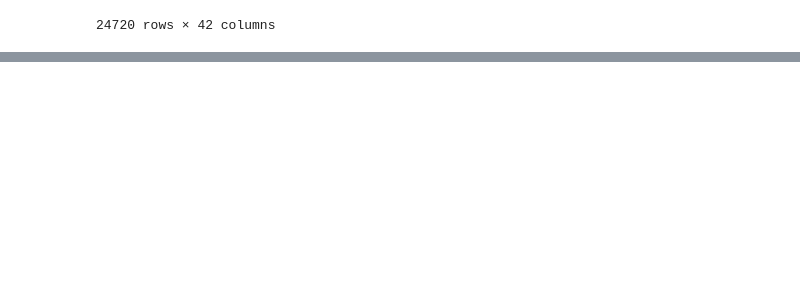
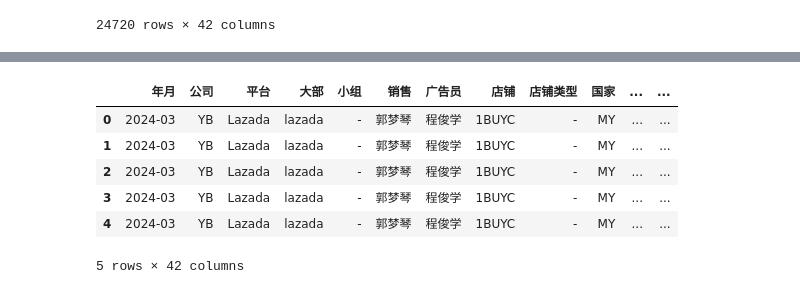
Before and after one commit to closerc/closerc, a Jupyter notebook: Jupyter/rouph_draft.ipynb, the cells around one changed output, grey strips where cells are left out. Saved outputs shown, nothing was run; the diff lists cells and outputs as text; code cells hidden in the pictures; blank space fills up the shorter version.

```diff
--- a/Jupyter/rouph_draft.ipynb
+++ b/Jupyter/rouph_draft.ipynb
@@ -187,0 +205,14 @@ df2.to_csv(
+# %%
+df3 = pd.read_excel(
+    r"D:\工作文件\东南亚数据分析PowerBI\月数据明细\2024年03月lazada月数据.xlsx",
+    sheet_name="汇总",
+)
+df3.head()
+# %% [output]
+|  | 年月 | 公司 | 平台 | 大部 | 小组 | 销售 | 广告员 | 店铺 | 店铺类型 | 国家 | ... | ... |
+| 0 | 2024-03 | YB | Lazada | lazada | - | 郭梦琴 | 程俊学 | 1BUYC | - | MY | ... | ... |
+| 1 | 2024-03 | YB | Lazada | lazada | - | 郭梦琴 | 程俊学 | 1BUYC | - | MY | ... | ... |
+| 2 | 2024-03 | YB | Lazada | lazada | - | 郭梦琴 | 程俊学 | 1BUYC | - | MY | ... | ... |
+| 3 | 2024-03 | YB | Lazada | lazada | - | 郭梦琴 | 程俊学 | 1BUYC | - | MY | ... | ... |
+| 4 | 2024-03 | YB | Lazada | lazada | - | 郭梦琴 | 程俊学 | 1BUYC | - | MY | ... | ... |
+5 rows × 42 columns
```
Also changed, not shown: parts of 4 cells of this notebook.
